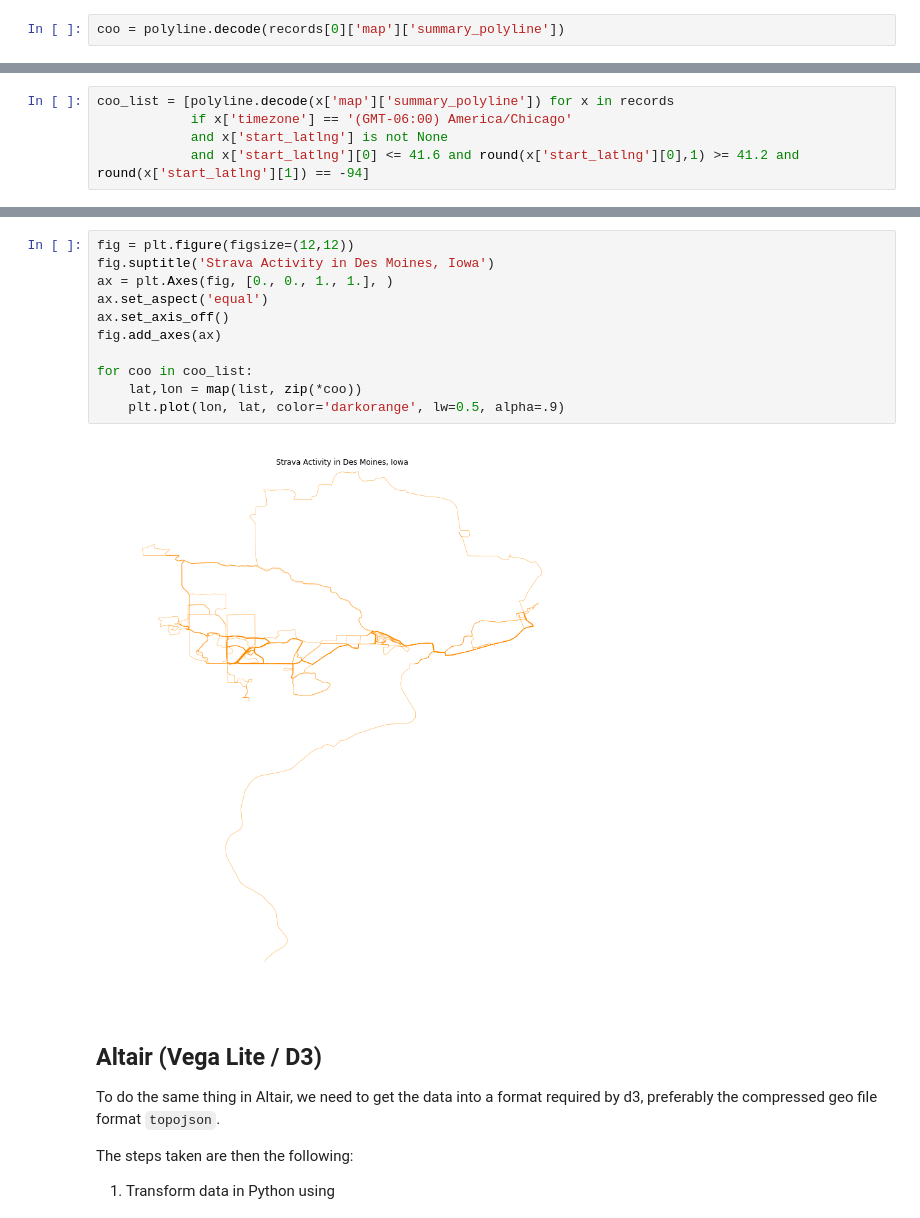
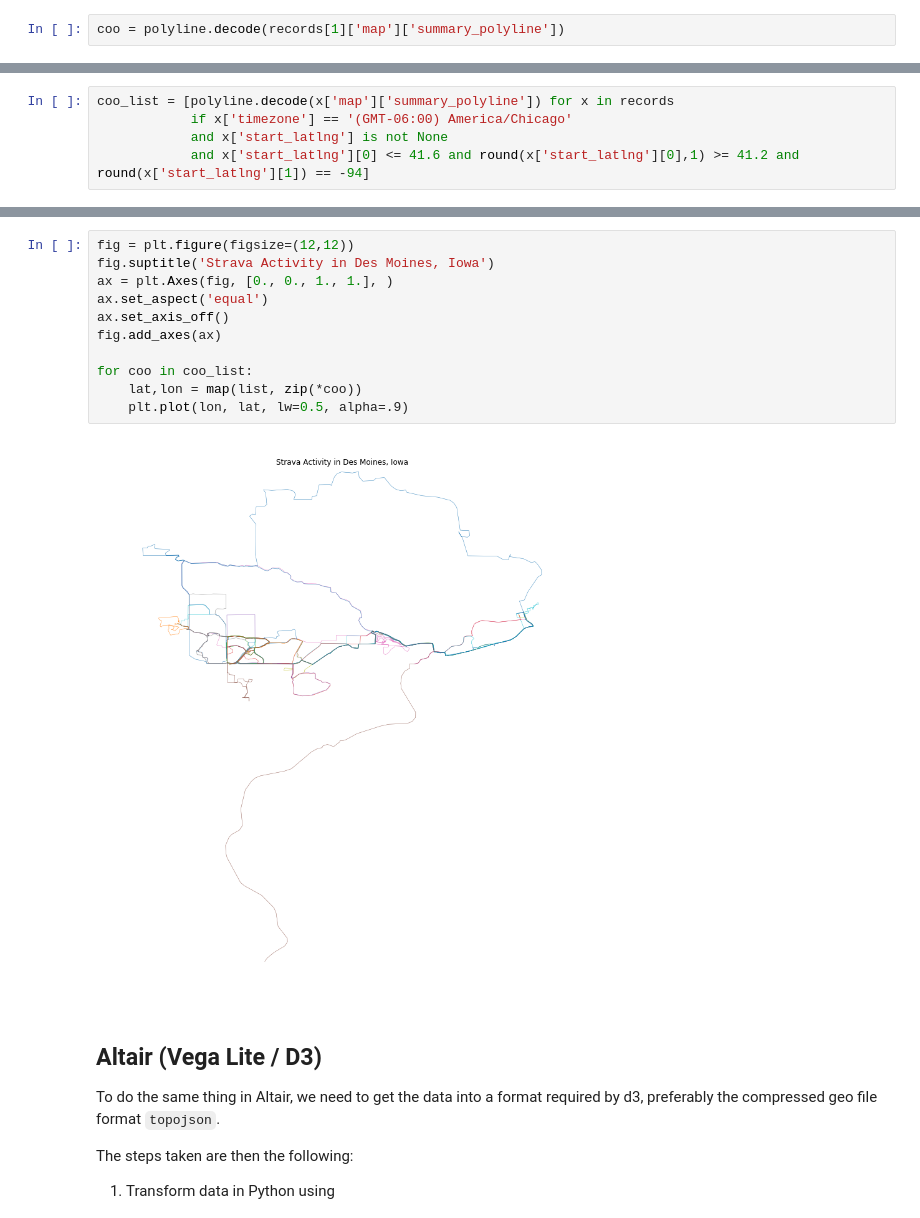
Before and after one commit to knanne/knanne.github.io, a Jupyter notebook: _notebooks/jupyter/visualize_strava_data_in_python.ipynb, the cells around one changed output, grey strips where cells are left out. Drawn from its saved outputs; the diff is of its cells as text.

```diff
--- a/_notebooks/jupyter/visualize_strava_data_in_python.ipynb
+++ b/_notebooks/jupyter/visualize_strava_data_in_python.ipynb
@@ -453,7 +563,7 @@ Handy enough, there is a [polyline library in Python](https://github.com/hicsail
 # %%
 import polyline
 # %%
-coo = polyline.decode(records[0]['map']['summary_polyline'])
+coo = polyline.decode(records[1]['map']['summary_polyline'])
 # %%
 coo[:10]
 # %% [output]
@@ -512,16 +626,16 @@ coo_list[0]
 # %%
 fig = plt.figure(figsize=(12,12))
 fig.suptitle('Strava Activity in Des Moines, Iowa')
 ax = plt.Axes(fig, [0., 0., 1., 1.], )
 ax.set_aspect('equal')
 ax.set_axis_off()
 fig.add_axes(ax)
 
 for coo in coo_list:
     lat,lon = map(list, zip(*coo))
-    plt.plot(lon, lat, color='darkorange', lw=0.5, alpha=.9)
+    plt.plot(lon, lat, lw=0.5, alpha=.9)
 # %% [output]
-[figure, old version]
+[figure, new version]
 # %% [markdown]
 ## Altair (Vega Lite / D3)
 
```
Also changed, not shown: parts of 28 cells of this notebook, 3 other files.
